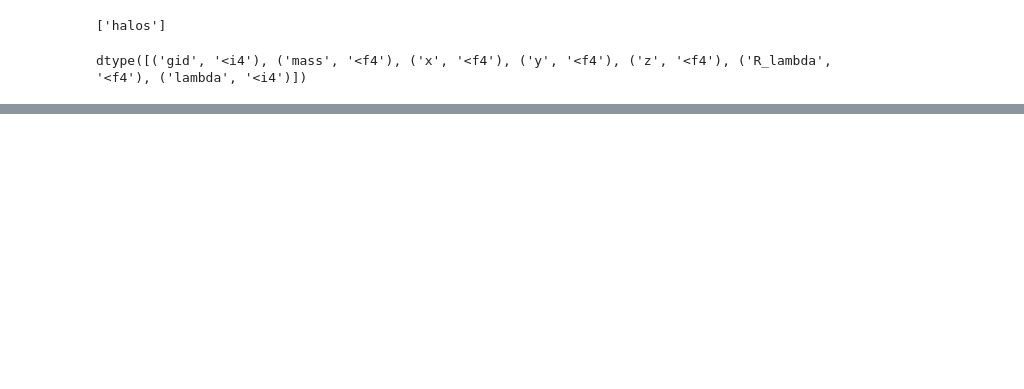
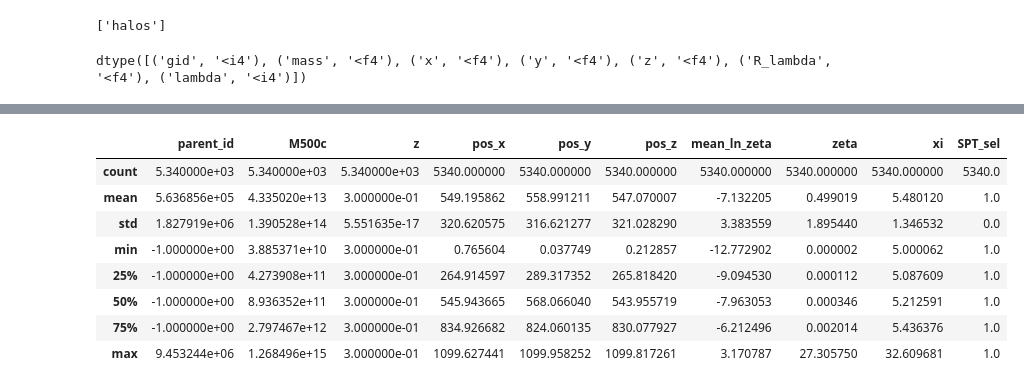
Before and after one commit to zchvsre/des_spt_selection, a Jupyter notebook: zetavslambda.ipynb, the cells around one changed output, grey strips where cells are left out. Saved outputs shown, nothing was run; the diff lists cells and outputs as text; code cells hidden in the pictures; blank space fills up the shorter version.

```diff
--- a/zetavslambda.ipynb
+++ b/zetavslambda.ipynb
@@ -46,5 +72,17 @@ spt_df.set_index("id",inplace=True)
 # %%
 spt_sel = spt_df[spt_df["SPT_sel"]==1]
+# %%
+spt_sel.describe()
+# %% [output]
+|  | parent_id | M500c | z | pos_x | pos_y | pos_z | mean_ln_zeta | zeta | xi | SPT_sel |
+| count | 5.340000e+03 | 5.340000e+03 | 5.340000e+03 | 5340.000000 | 5340.000000 | 5340.000000 | 5340.000000 | 5340.000000 | 5340.000000 | 5340.0 |
+| mean | 5.636856e+05 | 4.335020e+13 | 3.000000e-01 | 549.195862 | 558.991211 | 547.070007 | -7.132205 | 0.499019 | 5.480120 | 1.0 |
+| std | 1.827919e+06 | 1.390528e+14 | 5.551635e-17 | 320.620575 | 316.621277 | 321.028290 | 3.383559 | 1.895440 | 1.346532 | 0.0 |
+| min | -1.000000e+00 | 3.885371e+10 | 3.000000e-01 | 0.765604 | 0.037749 | 0.212857 | -12.772902 | 0.000002 | 5.000062 | 1.0 |
+| 25% | -1.000000e+00 | 4.273908e+11 | 3.000000e-01 | 264.914597 | 289.317352 | 265.818420 | -9.094530 | 0.000112 | 5.087609 | 1.0 |
+| 50% | -1.000000e+00 | 8.936352e+11 | 3.000000e-01 | 545.943665 | 568.066040 | 543.955719 | -7.963053 | 0.000346 | 5.212591 | 1.0 |
+| 75% | -1.000000e+00 | 2.797467e+12 | 3.000000e-01 | 834.926682 | 824.060135 | 830.077927 | -6.212496 | 0.002014 | 5.436376 | 1.0 |
+| max | 9.453244e+06 | 1.268496e+15 | 3.000000e-01 | 1099.627441 | 1099.958252 | 1099.817261 | 3.170787 | 27.305750 | 32.609681 | 1.0 |
 # %%
 df = pd.merge(richness_df,spt_sel,how="inner",right_index=True,left_index=True,validate="one_to_one")
 # %%
```
Also changed, not shown: parts of 9 cells of this notebook.
